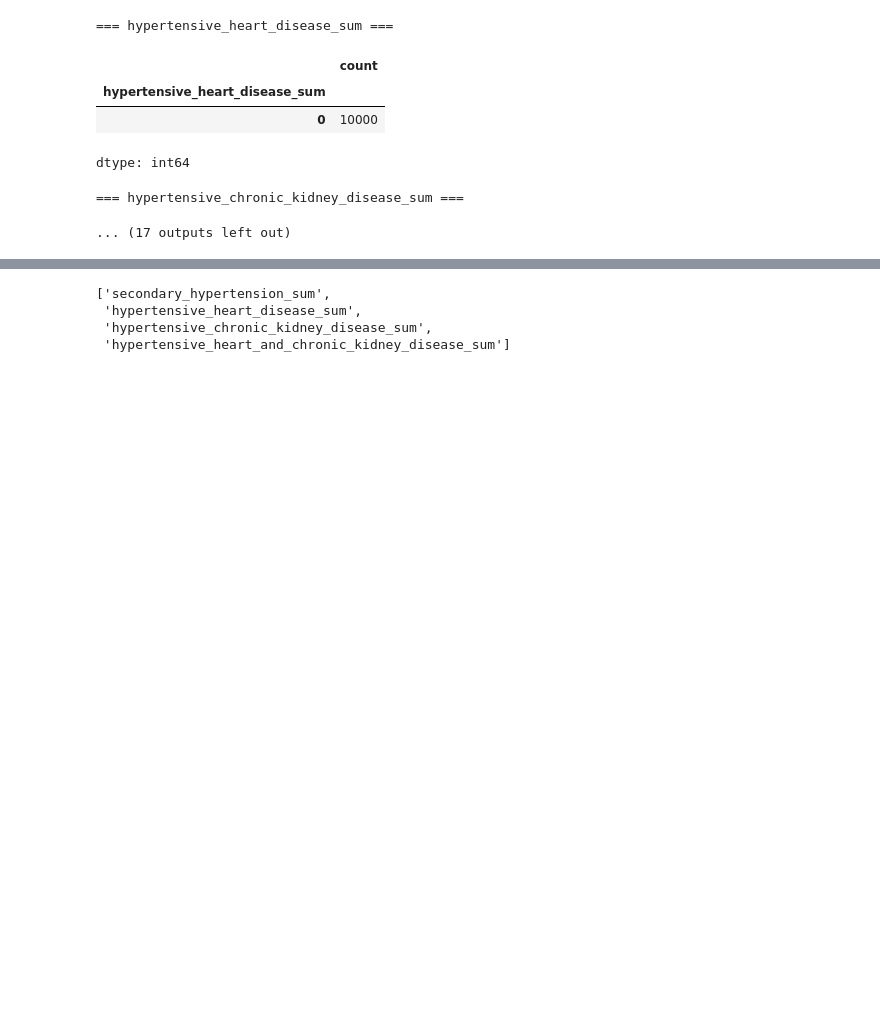
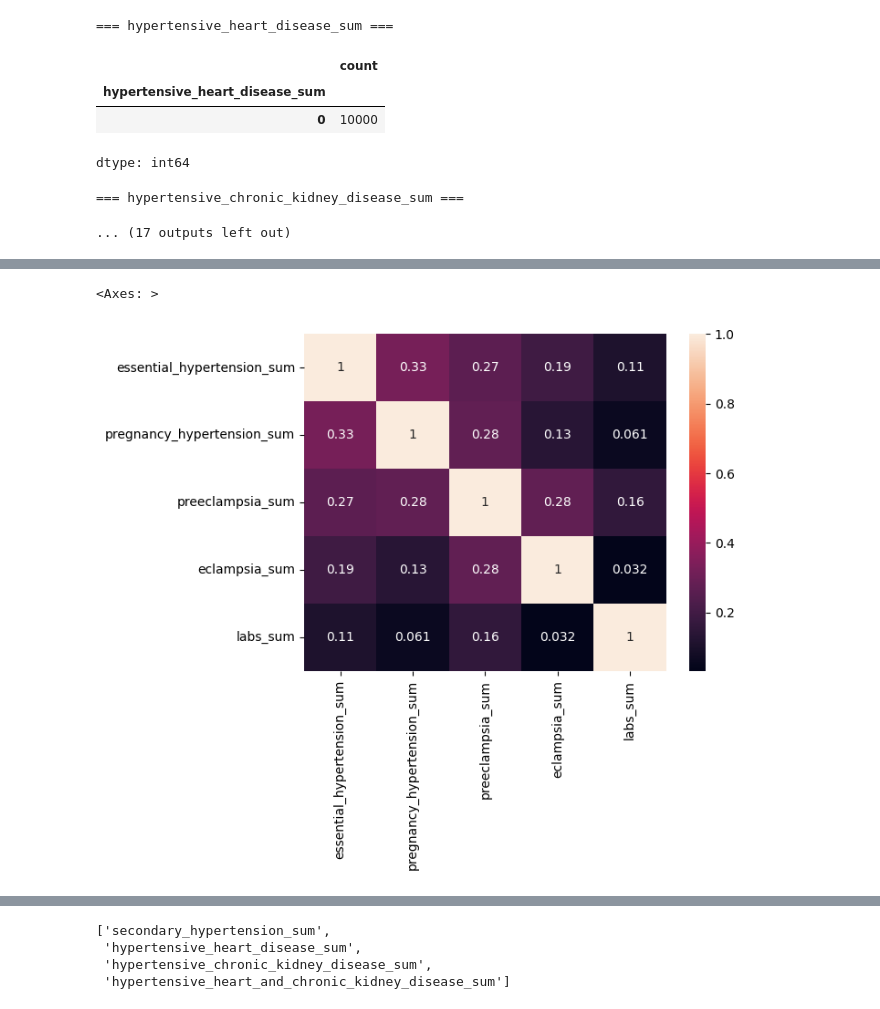
Before and after one commit to noambassat/Macabi_Home_Assignment, a Jupyter notebook: macabi_home_assignment.ipynb, the cells around one changed output, grey strips where cells are left out. Drawn from its saved outputs; the diff is of its cells as text; code cells hidden in the pictures; blank space fills up the shorter version.

```diff
--- a/macabi_home_assignment.ipynb
+++ b/macabi_home_assignment.ipynb
@@ -217,6 +242,6 @@ dtype: int64
 # %%
 # Check for Y=1 rows with no match flags
-df["no_match"] = (df[group1[:-1]].sum(axis=1) == 0)
+df["no_match"] = (df[group1].sum(axis=1) == 0)
 df[df["Y"] == 1]["no_match"].sum()
 # %% [output]
 np.int64(0)
@@ -226,5 +251,3 @@ df[(df["Y"] == 0) & (df[group1[:-1]].sum(axis=1) > 0)]
 # %% [output]
 |  | int_date | demog_capitationcoefficient | demog_customer_age | smoking_is_smoker | smoking_smoking_years | ... |
 0 rows × 158 columns
-# %%
-df["match_strength"] = df[group1[:-1]].sum(axis=1)
@@ -288,0 +349,6 @@ dtype: int64
+# %%
+group_2_corr = df[["essential_hypertension_sum", "pregnancy_hypertension_sum", "preeclampsia_sum", "eclampsia_sum", "labs_sum"]].corr().abs()
+sns.heatmap(group_2_corr, annot=True)
+# %% [output]
+<Axes: >
+[figure, added]
```
Also changed, not shown: parts of 80 cells of this notebook.
